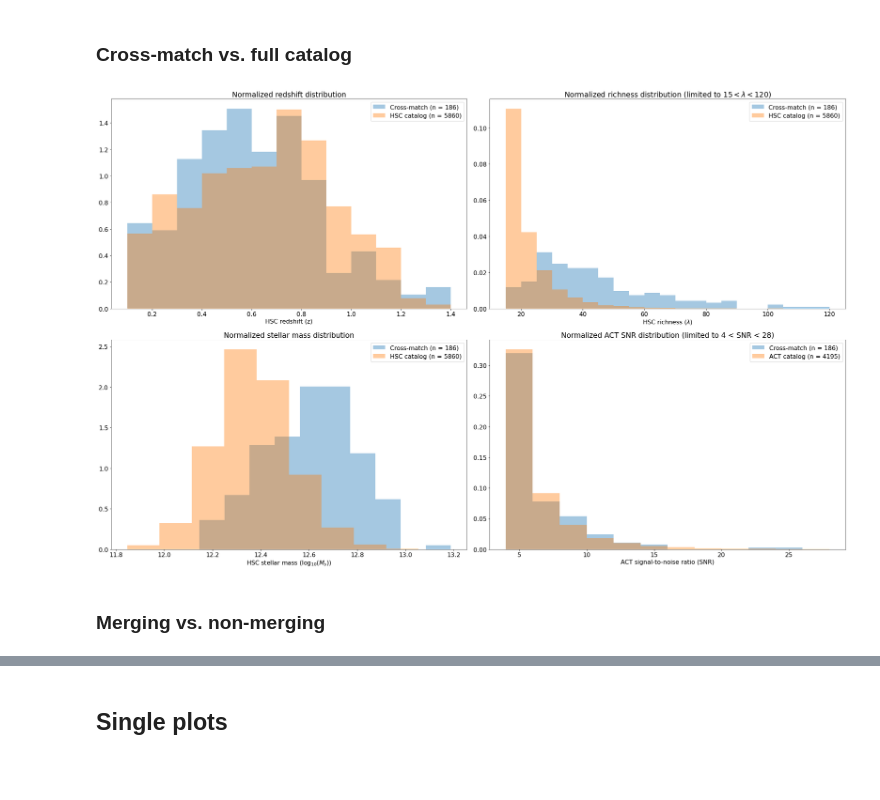
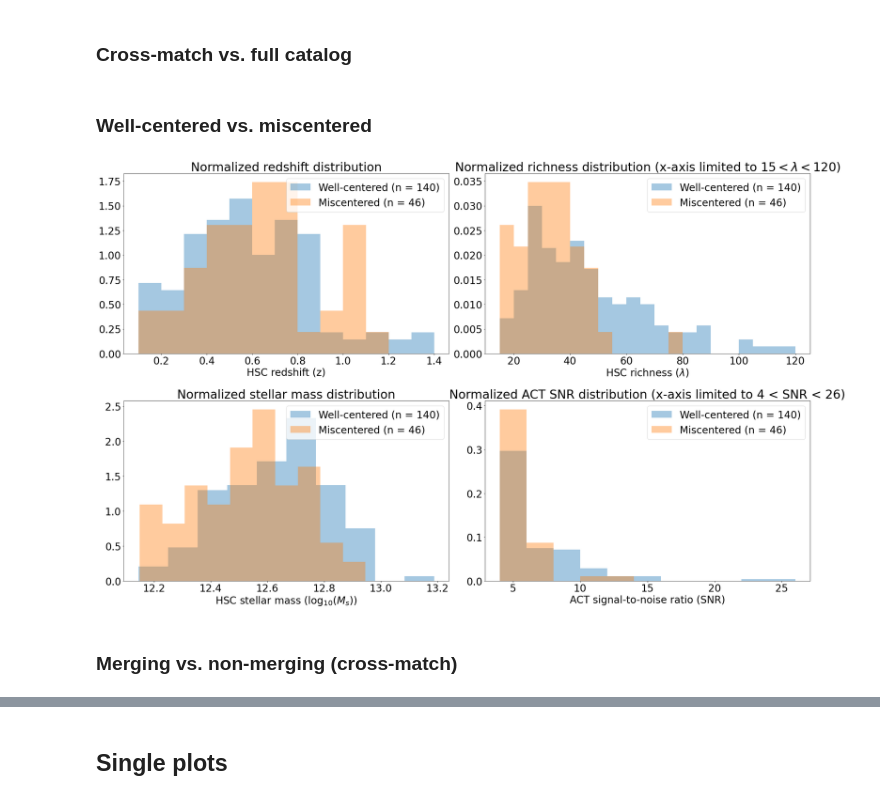
Before and after one commit to Jupiter1994/hsc-miscentering, a Jupyter notebook: Crossmatch_Properties.ipynb, the cells around one changed output, grey strips where cells are left out. Drawn from its saved outputs; the diff is of its cells as text; code cells hidden in the pictures; blank space fills up the shorter version.

Commit message:
plotted more prop histograms

```diff
--- a/Crossmatch_Properties.ipynb
+++ b/Crossmatch_Properties.ipynb
@@ -184,7 +185,9 @@ $[0.64867942] \; \mathrm{Mpc}$
 fig, ax = plt.subplots(2, 2, figsize=(28, 18))
 
 ## set global font size
-plt.rcParams.update({'font.size':16})
+plt.rcParams.update({'font.size':28})
+# set background
+fig.patch.set_facecolor('white')
 
 ## redshift
 z_bins = np.arange(0.1, 1.5, 0.1)
@@ -207,7 +210,7 @@ ax[0,1].hist(HSC_cat[idx[in_crossmatch]][:,3], bins=richness_bins, density=True,
 ax[0,1].hist(HSC_cat[:,3], bins=richness_bins, density=True, alpha=0.4, \
          label=f'HSC catalog (n = {len(HSC_cat)})')
 ax[0,1].set_xlabel('HSC richness ($\lambda$)')
-ax[0,1].set_title(f'Normalized richness distribution (limited to {lambda_min}$ < \lambda < ${richness_bins[-1]})')
+ax[0,1].set_title(f'Normalized richness distribution (x-axis limited to {lambda_min}$ < \lambda < ${richness_bins[-1]})')
 ax[0,1].legend()
 
 ## stellar mass
@@ -229,14 +232,75 @@ ax[1,1].hist(ACT_cat['SNR'][in_crossmatch], bins=SNR_bins, density=True, alpha=0
 ax[1,1].hist(ACT_cat['SNR'], bins=SNR_bins, density=True, alpha=0.4, \
          label=f'ACT catalog (n = {len(ACT_cat)})')
 ax[1,1].set_xlabel('ACT signal-to-noise ratio (SNR)')
-ax[1,1].set_title(f'Normalized ACT SNR distribution (limited to {SNR_min} < SNR < {SNR_bins[-1]})')
+ax[1,1].set_title(f'Normalized ACT SNR distribution (x-axis limited to {SNR_min} < SNR < {SNR_bins[-1]})')
 ax[1,1].legend()
 
 fig.tight_layout()
+fig.savefig("Figures/Cross_Matching/Properties/CM_vs_full", bbox_inches='tight')
 #fig.show()
-# %% [output]
-[figure, removed]
+# %% [markdown]
+### Well-centered vs. miscentered
+# %%
+### plot cm vs. global properties
+fig, ax = plt.subplots(2, 2, figsize=(28, 18))
+
+## set global font size
+plt.rcParams.update({'font.size':28})
+# set background
+fig.patch.set_facecolor('white')
+
+## redshift
+z_bins = np.arange(0.1, 1.5, 0.1)
+
+ax[0,0].hist(HSC_cat[idx[is_well_centered]][:,2], bins=z_bins, density=True, alpha=0.4, \
+         label=f'Well-centered (n = {np.sum(is_well_centered)})')
+ax[0,0].hist(HSC_cat[idx[is_miscentered]][:,2], bins=z_bins, density=True, alpha=0.4, \
+         label=f'Miscentered (n = {np.sum(is_miscentered)})')
+ax[0,0].set_xlabel("HSC redshift (z)")
+ax[0,0].set_title(r"Normalized redshift distribution")
+ax[0,0].legend()
+
+## richness
+lambda_min = 15
+lambda_max = 125
+richness_bins = np.arange(lambda_min, lambda_max, 5)
+
+ax[0,1].hist(HSC_cat[idx[is_well_centered]][:,3], bins=richness_bins, density=True, alpha=0.4, \
+         label=f'Well-centered (n = {np.sum(is_well_centered)})')
+ax[0,1].hist(HSC_cat[idx[is_miscentered]][:,3], bins=richness_bins, density=True, alpha=0.4, \
+         label=f'Miscentered (n = {np.sum(is_miscentered)})')
+ax[0,1].set_xlabel('HSC richness ($\lambda$)')
+ax[0,1].set_title(f'Normalized richness distribution (x-axis limited to {lambda_min}$ < \lambda < ${richness_bins[-1]})')
+ax[0,1].legend()
+
+## stellar mass
+ax[1,0].hist(HSC_cat[idx[is_well_centered]][:,4], density=True, alpha=0.4, \
+         label=f'Well-centered (n = {np.sum(is_well_centered)})')
+ax[1,0].hist(HSC_cat[idx[is_miscentered]][:,4], density=True, alpha=0.4, \
+         label=f'Miscentered (n = {np.sum(is_miscentered)})')
+ax[1,0].set_xlabel('HSC stellar mass ($\log_{10}(M_s)$)')
+ax[1,0].set_title(f'Normalized stellar mass distribution')
+ax[1,0].legend()
+
+## SNR of SZ signal
+SNR_min = 4
+SNR_max = 28
+SNR_bins = np.arange(SNR_min, SNR_max, 2)
+
+ax[1,1].hist(ACT_cat['SNR'][is_well_centered], bins=SNR_bins, density=True, alpha=0.4, \
+         label=f'Well-centered (n = {np.sum(is_well_centered)})')
+ax[1,1].hist(ACT_cat['SNR'][is_miscentered], bins=SNR_bins, density=True, alpha=0.4, \
+         label=f'Miscentered (n = {np.sum(is_miscentered)})')
+ax[1,1].set_xlabel('ACT signal-to-noise ratio (SNR)')
+ax[1,1].set_title(f'Normalized ACT SNR distribution (x-axis limited to {SNR_min} < SNR < {SNR_bins[-1]})')
+ax[1,1].legend()
+
+fig.tight_layout()
+fig.savefig("Figures/Cross_Matching/Properties/Well_vs_mis", bbox_inches='tight')
+#fig.show()
+# %% [output]
+[figure, added]
 # %% [markdown]
-### Merging vs. non-merging
+### Merging vs. non-merging (cross-match)
 # %%
 ### plot merging vs. non-merging properties
```
Also changed, not shown: parts of 5 cells of this notebook.
